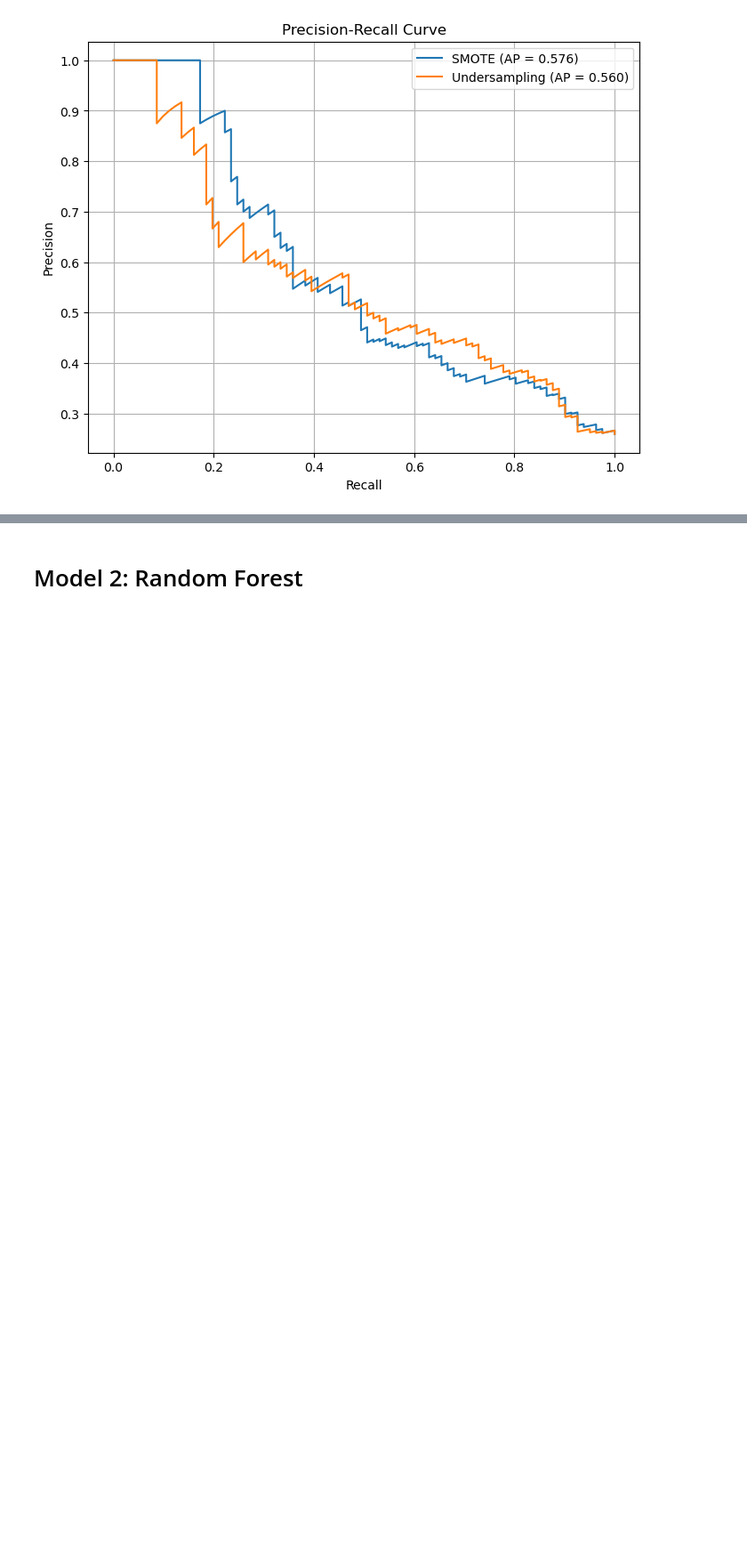
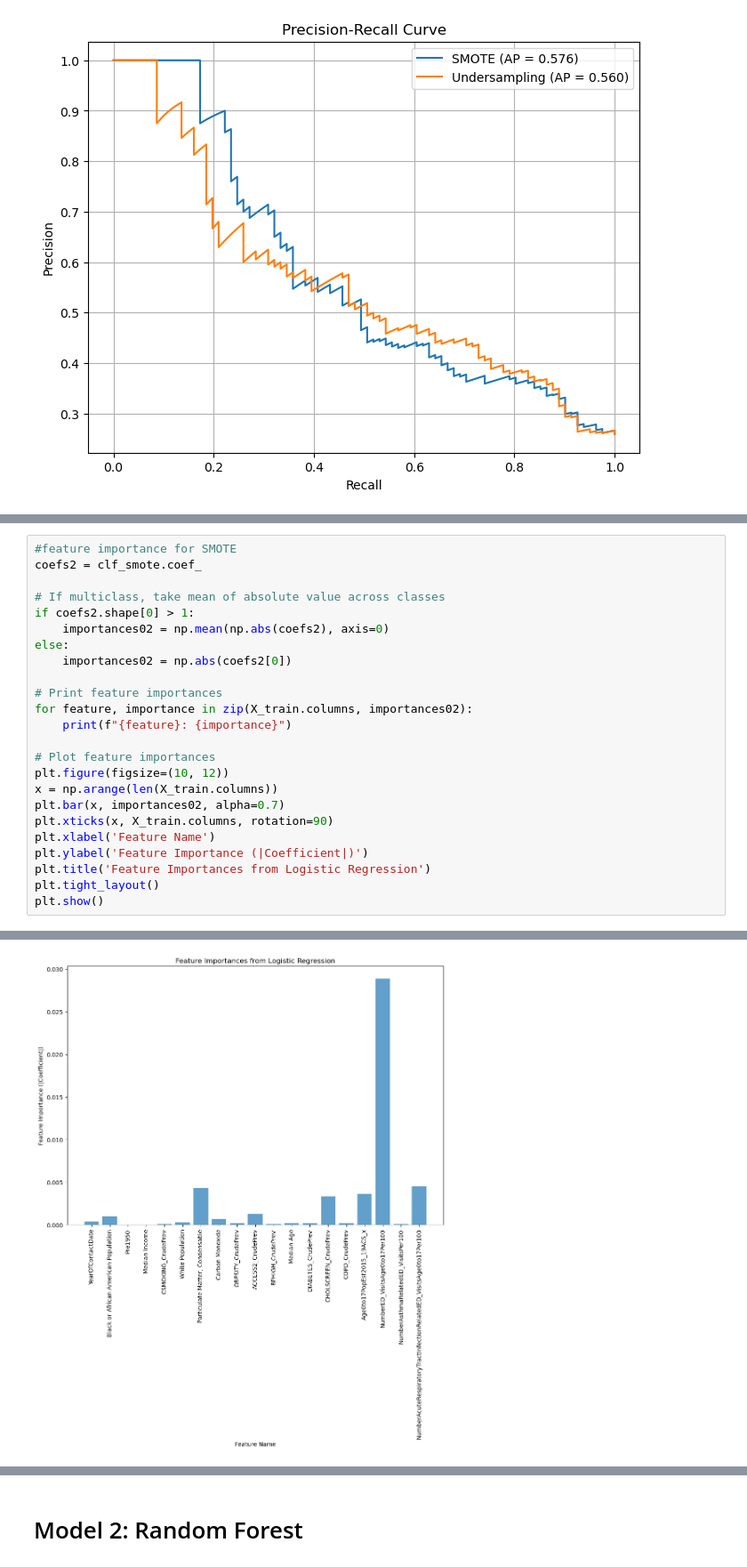
Before and after one commit to mbatheja/Allegheny_County_Asthma_ML, a Jupyter notebook: Models.ipynb, the cells around one changed output, grey strips where cells are left out. Shown at 89% size. Cells and saved outputs as stored; diff of their text form; blank space fills up the shorter version.

```diff
--- a/Models.ipynb
+++ b/Models.ipynb
@@ -327,0 +375,25 @@ plt.show()
+# %%
+#feature importance for SMOTE
+coefs2 = clf_smote.coef_
+
+# If multiclass, take mean of absolute value across classes
+if coefs2.shape[0] > 1:
+    importances02 = np.mean(np.abs(coefs2), axis=0)
+else:
+    importances02 = np.abs(coefs2[0])
+
+# Print feature importances
+for feature, importance in zip(X_train.columns, importances02):
+    print(f"{feature}: {importance}")
+
+# Plot feature importances
+plt.figure(figsize=(10, 12))
+x = np.arange(len(X_train.columns))
+plt.bar(x, importances02, alpha=0.7)
+plt.xticks(x, X_train.columns, rotation=90)
+plt.xlabel('Feature Name')
+plt.ylabel('Feature Importance (|Coefficient|)')
+plt.title('Feature Importances from Logistic Regression')
+plt.tight_layout()
+plt.show()
+# %% [output]
@@ -327,0 +419 @@ plt.show()
+[figure, added]
```
Also changed, not shown: parts of 14 cells of this notebook.
